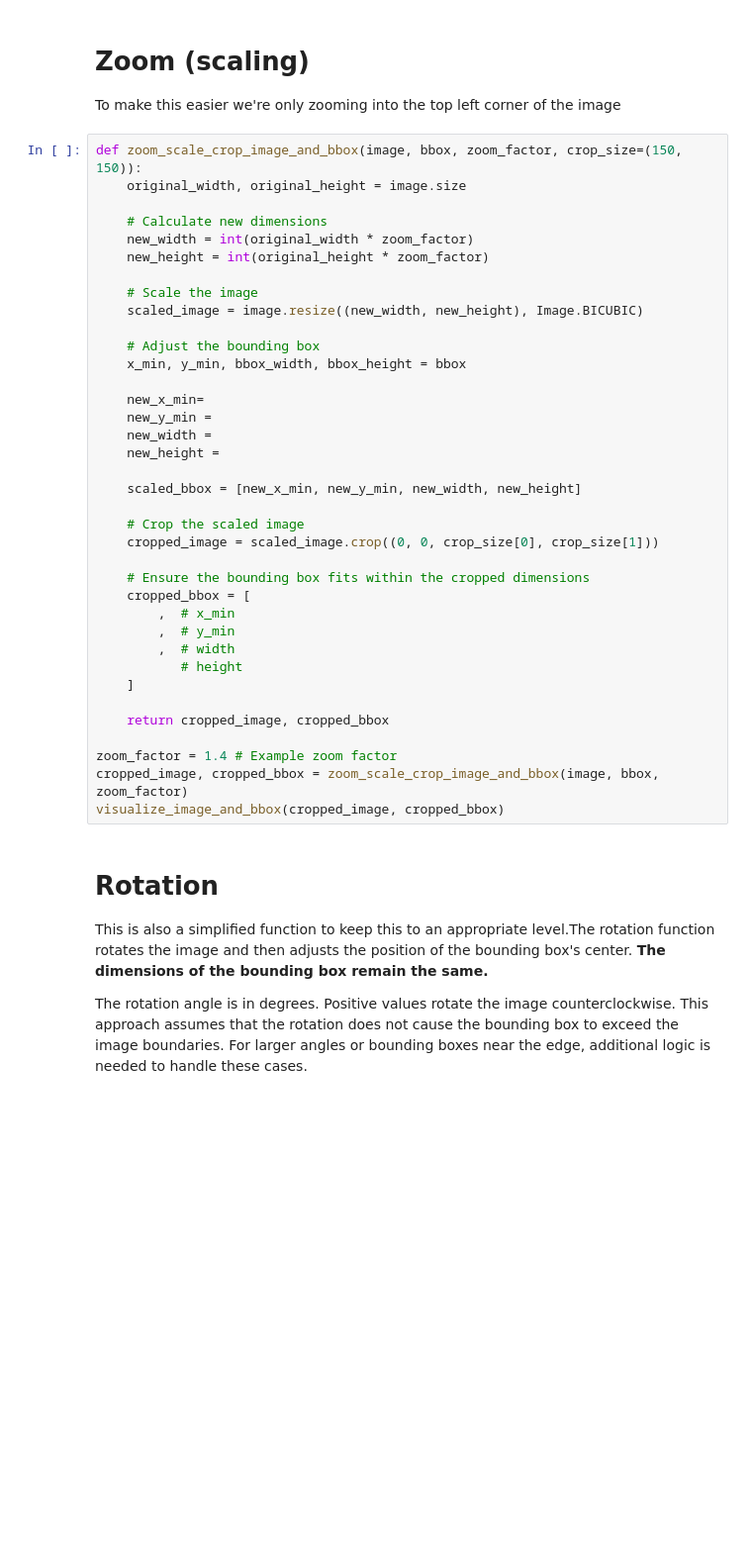
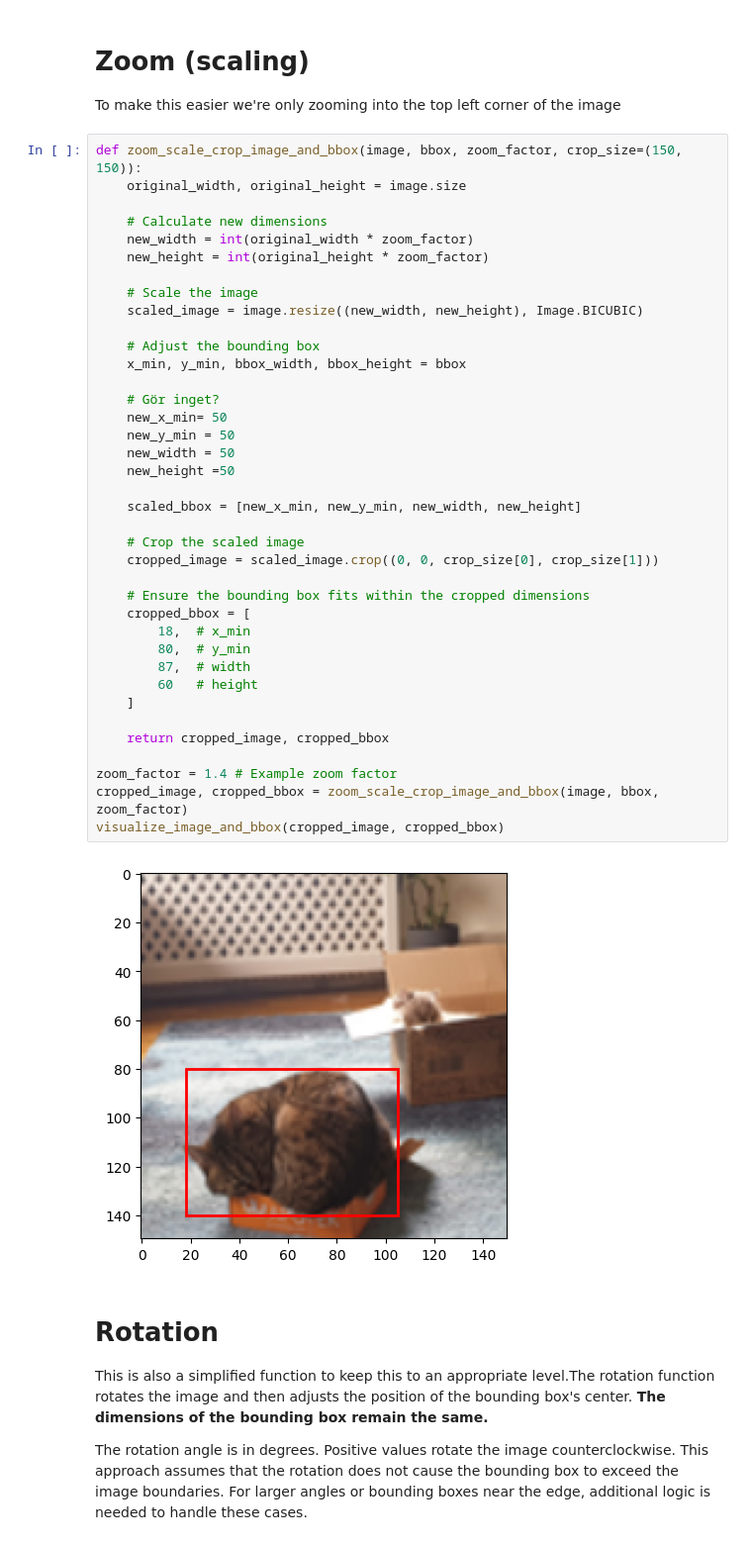
Before and after one commit to Danneftw1/Deep-Learning, a Jupyter notebook: notebooks/vecka 3/Data augmentation exercise.ipynb, the cells around one changed output. Shown at 99% size. Saved outputs shown, nothing was run; the diff lists cells and outputs as text; blank space fills up the shorter version.

```diff
--- a/notebooks/vecka 3/Data augmentation exercise.ipynb
+++ b/notebooks/vecka 3/Data augmentation exercise.ipynb
@@ -95,40 +97,43 @@ To make this easier we're only zooming into the top left corner of the image
 # %%
 def zoom_scale_crop_image_and_bbox(image, bbox, zoom_factor, crop_size=(150, 150)):
     original_width, original_height = image.size
 
     # Calculate new dimensions
     new_width = int(original_width * zoom_factor)
     new_height = int(original_height * zoom_factor)
 
     # Scale the image
     scaled_image = image.resize((new_width, new_height), Image.BICUBIC)
 
     # Adjust the bounding box
     x_min, y_min, bbox_width, bbox_height = bbox
 
-    new_x_min=
-    new_y_min =
-    new_width =
-    new_height =
+    # Gör inget?
+    new_x_min= 50
+    new_y_min = 50
+    new_width = 50
+    new_height =50
 
     scaled_bbox = [new_x_min, new_y_min, new_width, new_height]
 
     # Crop the scaled image
     cropped_image = scaled_image.crop((0, 0, crop_size[0], crop_size[1]))
 
     # Ensure the bounding box fits within the cropped dimensions
     cropped_bbox = [
-        ,  # x_min
-        ,  # y_min
-        ,  # width
-           # height
+        18,  # x_min
+        80,  # y_min
+        87,  # width
+        60   # height
     ]
 
     return cropped_image, cropped_bbox
 
 zoom_factor = 1.4 # Example zoom factor
 cropped_image, cropped_bbox = zoom_scale_crop_image_and_bbox(image, bbox, zoom_factor)
 visualize_image_and_bbox(cropped_image, cropped_bbox)
+# %% [output]
+[figure, added]
 # %% [markdown]
 # Rotation
 This is also a simplified function to keep this to an appropriate level.The rotation function rotates the image and then adjusts the position of the bounding box's center. **The dimensions of the bounding box remain the same.**
```
Also changed, not shown: parts of 4 cells of this notebook.
